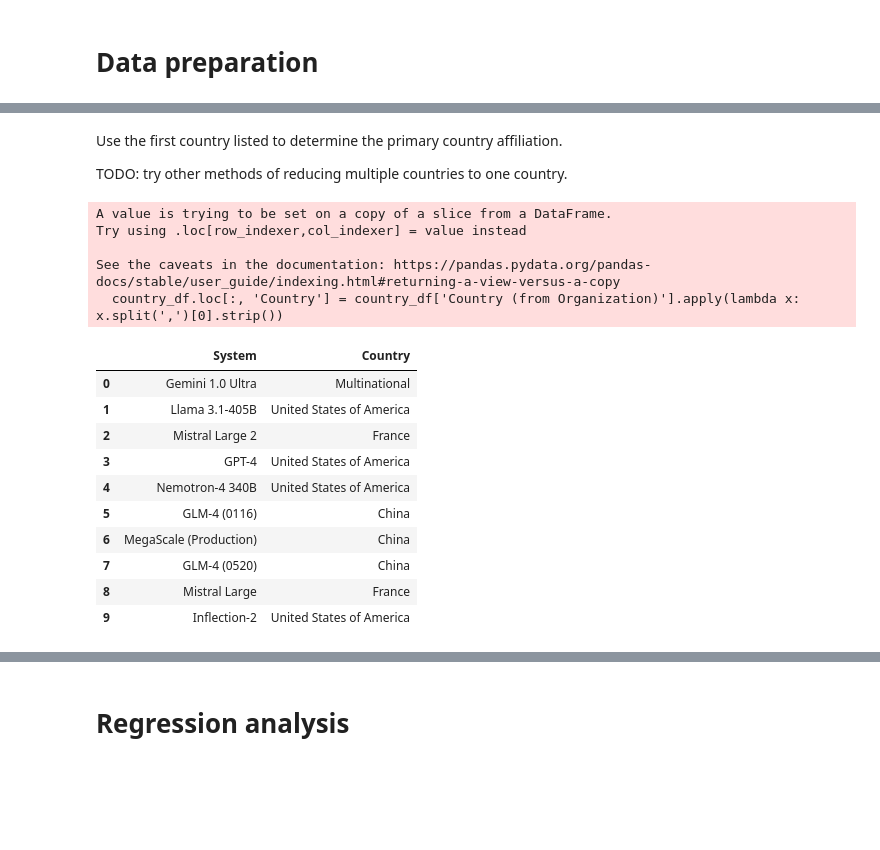
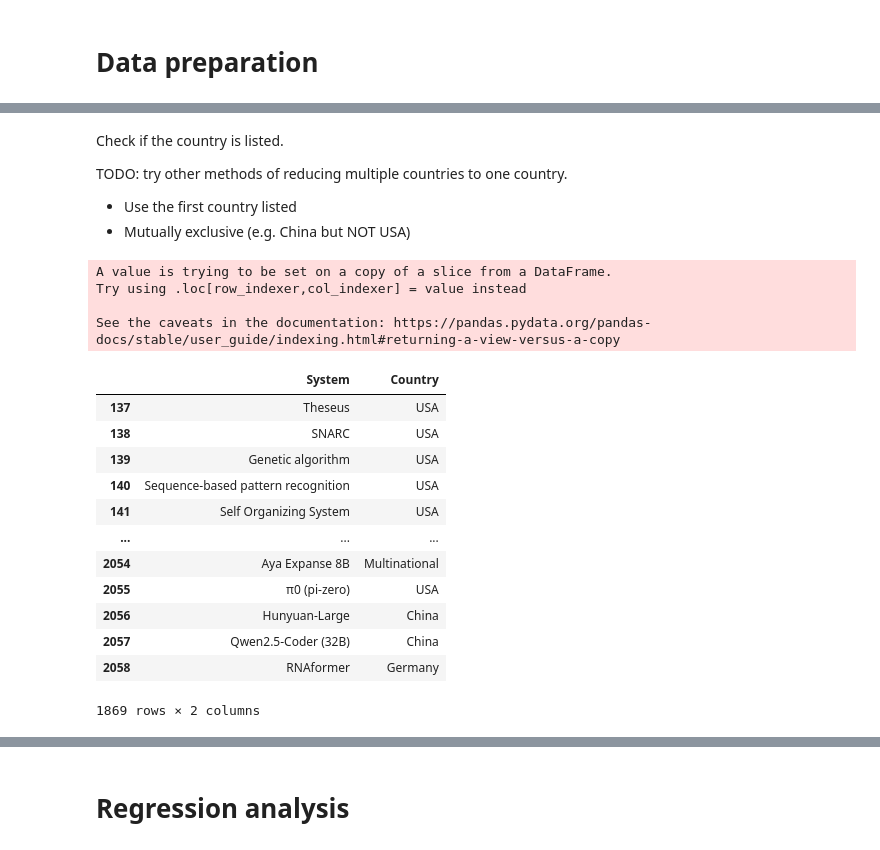
Before and after one commit to epoch-research/china-ai-trends, a Jupyter notebook: compute_analysis.ipynb, the cells around one changed output, grey strips where cells are left out. Cells and saved outputs as stored; diff of their text form; code cells hidden in the pictures; blank space fills up the shorter version.

Commit message:
Use OR country filtering and add countries to multinational

```diff
--- a/compute_analysis.ipynb
+++ b/compute_analysis.ipynb
@@ -126,27 +124,46 @@ country_df[
 # %% [markdown]
-Use the first country listed to determine the primary country affiliation.
+Check if the country is listed.
 
 TODO: try other methods of reducing multiple countries to one country.
+- Use the first country listed
+- Mutually exclusive (e.g. China but NOT USA)
-# %%
-country_df.loc[:, 'Country'] = country_df['Country (from Organization)'].apply(lambda x: x.split(',')[0].strip())
-country_df[['System', 'Country']].head(10)
-# %% [output]
-A value is trying to be set on a copy of a slice from a DataFrame.
-Try using .loc[row_indexer,col_indexer] = value instead
-
-See the caveats in the documentation: https://pandas.pydata.org/pandas-docs/stable/user_guide/indexing.html#returning-a-view-versus-a-copy
-  country_df.loc[:, 'Country'] = country_df['Country (from Organization)'].apply(lambda x: x.split(',')[0].strip())
-|  | System | Country |
-| 0 | Gemini 1.0 Ultra | Multinational |
-| 1 | Llama 3.1-405B | United States of America |
-| 2 | Mistral Large 2 | France |
-| 3 | GPT-4 | United States of America |
-| 4 | Nemotron-4 340B | United States of America |
-| 5 | GLM-4 (0116) | China |
-| 6 | MegaScale (Production) | China |
-| 7 | GLM-4 (0520) | China |
-| 8 | Mistral Large | France |
-| 9 | Inflection-2 | United States of America |
+# %%
+# Check if the country is listed
+def assign_country(row):
+    if 'United States of America' in row['Country (from Organization)'] and 'China' in row['Country (from Organization)']:
+        return 'USA,China'
+    if 'United States of America' in row['Country (from Organization)']:
+        return 'USA'
+    if 'China' in row['Country (from Organization)']:
+        return 'China'
+    for country in country_df['Country (from Organization)'].unique():
+        if country in row['Country (from Organization)']:
+            return country
+    return np.nan
+country_df.loc[:, 'Country'] = country_df.apply(assign_country, axis=1)
+
+# Use the first country listed
+# country_df['Country'] = country_df['Country (from Organization)'].apply(lambda x: x.split(',')[0].strip())
+
+country_df[['System', 'Country']]
+# %% [output]
+A value is trying to be set on a copy of a slice from a DataFrame.
+Try using .loc[row_indexer,col_indexer] = value instead
+
+See the caveats in the documentation: https://pandas.pydata.org/pandas-docs/stable/user_guide/indexing.html#returning-a-view-versus-a-copy
+|  | System | Country |
+| 137 | Theseus | USA |
+| 138 | SNARC | USA |
+| 139 | Genetic algorithm | USA |
+| 140 | Sequence-based pattern recognition | USA |
+| 141 | Self Organizing System | USA |
+| ... | ... | ... |
+| 2054 | Aya Expanse 8B | Multinational |
+| 2055 | π0 (pi-zero) | USA |
+| 2056 | Hunyuan-Large | China |
+| 2057 | Qwen2.5-Coder (32B) | China |
+| 2058 | RNAformer | Germany |
+1869 rows × 2 columns
 # %%
 for cat in country_df['Country'].unique():
     if pd.isna(cat):
```
Also changed, not shown: parts of 22 cells of this notebook, 1 other file.
